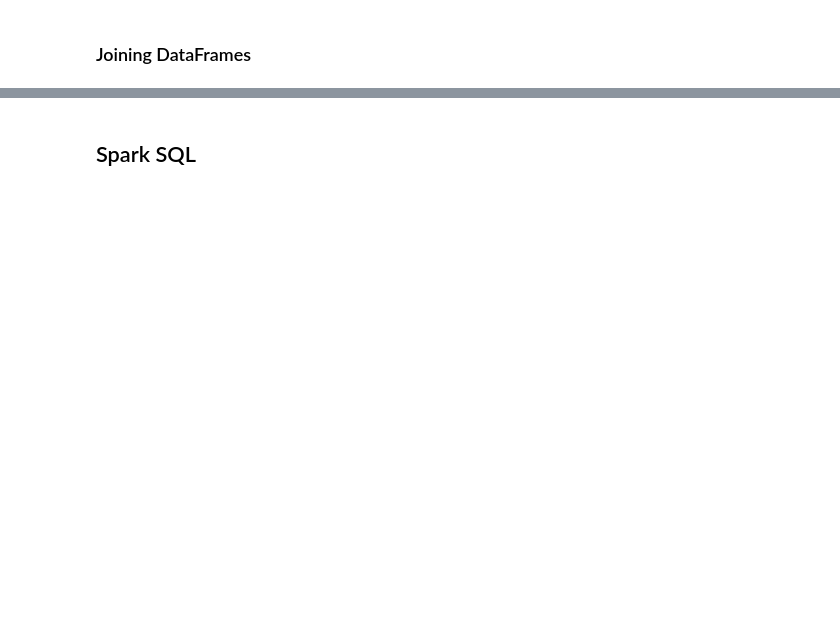
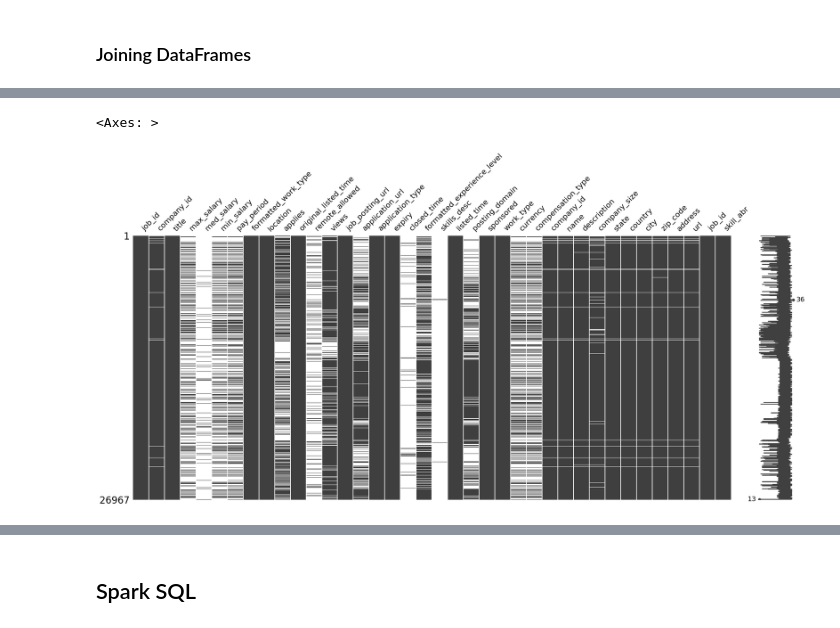
Before and after one commit to MarceloMedel/pyspark-usach-v2, a Jupyter notebook: pyspark-hands-on-2.ipynb, the cells around one changed output, grey strips where cells are left out. Drawn from its saved outputs; the diff is of its cells as text; code cells hidden in the pictures; blank space fills up the shorter version.

```diff
--- a/pyspark-hands-on-2.ipynb
+++ b/pyspark-hands-on-2.ipynb
@@ -449,2 +706,6 @@ df_dates.where("fecha_dt >= current_date").withColumn("diff_days", datediff(curr
 # %% [markdown]
 ### Joining DataFrames
+# %%
+df_jobs = spark.read.parquet("data/linkedin/job_postings.parquet")
+df_jobs.printSchema()
+df_jobs.show()
@@ -450,0 +731,3 @@ df_dates.where("fecha_dt >= current_date").withColumn("diff_days", datediff(curr
+# %%
+df_companies = spark.read.parquet("data/linkedin/companies.parquet")
+df_companies.show()
@@ -450,0 +752,3 @@ df_dates.where("fecha_dt >= current_date").withColumn("diff_days", datediff(curr
+# %%
+df_skills = spark.read.csv("data/linkedin/job_skills.csv", header=True, inferSchema=True)
+df_skills.show()
@@ -450,0 +773,3 @@ df_dates.where("fecha_dt >= current_date").withColumn("diff_days", datediff(curr
+# %%
+df_join = df_jobs.join(df_companies, df_jobs.company_id == df_companies.company_id, "left")\
+    .join(df_skills, df_jobs.job_id == df_skills.job_id, "inner")
@@ -450,0 +796,7 @@ df_dates.where("fecha_dt >= current_date").withColumn("diff_days", datediff(curr
+# %%
+import missingno as msno
+%matplotlib inline
+msno.matrix(df_join.toPandas())
+# %% [output]
+<Axes: >
+[figure, added]
```
Also changed, not shown: parts of 24 cells of this notebook.
